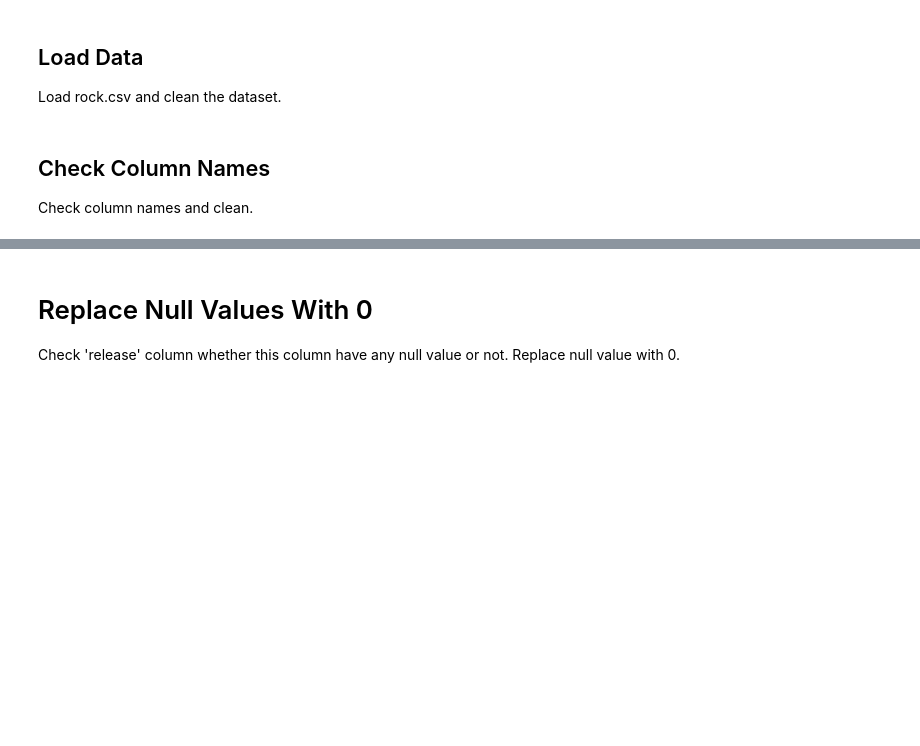
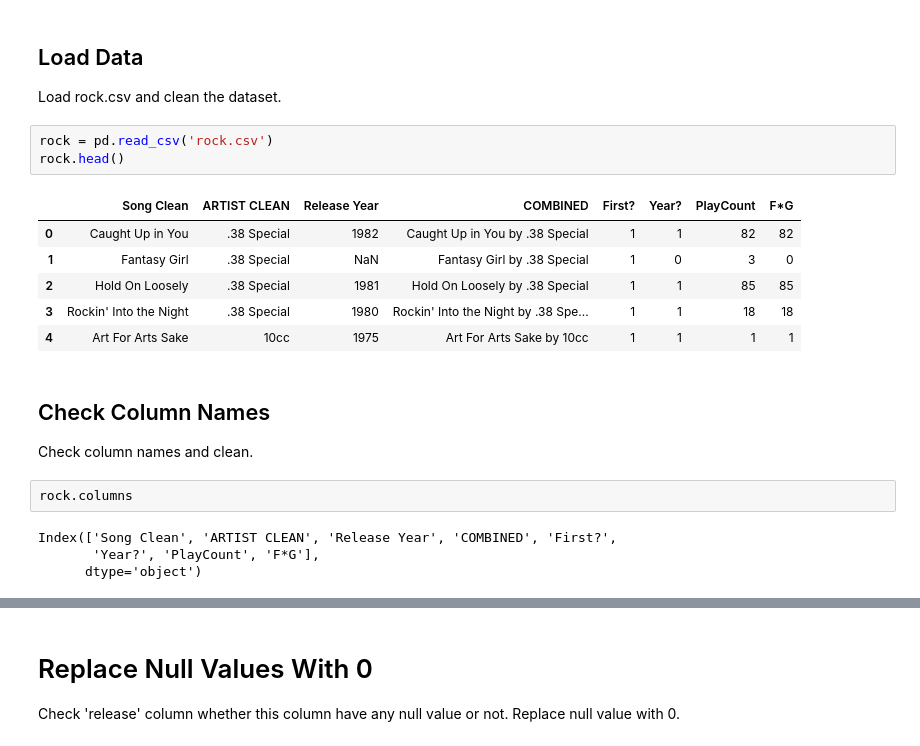
Before and after one commit to Peter-L20/Institute-of-Data, a Jupyter notebook: IOD_Labs/IOD_Lab 3.1.1.ipynb, the cells around one changed output, grey strips where cells are left out. Cells and saved outputs as stored; diff of their text form; blank space fills up the shorter version.

```diff
--- a/IOD_Labs/IOD_Lab 3.1.1.ipynb
+++ b/IOD_Labs/IOD_Lab 3.1.1.ipynb
@@ -574,7 +573,23 @@ e = np.array( [[1,2,3,4], [5,6,7,8]] )
 ## Load Data
 
 Load rock.csv and clean the dataset.
+# %%
+rock = pd.read_csv('rock.csv')
+rock.head()
+# %% [output]
+|  | Song Clean | ARTIST CLEAN | Release Year | COMBINED | First? | Year? | PlayCount | F*G |
+| 0 | Caught Up in You | .38 Special | 1982 | Caught Up in You by .38 Special | 1 | 1 | 82 | 82 |
+| 1 | Fantasy Girl | .38 Special | NaN | Fantasy Girl by .38 Special | 1 | 0 | 3 | 0 |
+| 2 | Hold On Loosely | .38 Special | 1981 | Hold On Loosely by .38 Special | 1 | 1 | 85 | 85 |
+| 3 | Rockin' Into the Night | .38 Special | 1980 | Rockin' Into the Night by .38 Spe... | 1 | 1 | 18 | 18 |
+| 4 | Art For Arts Sake | 10cc | 1975 | Art For Arts Sake by 10cc | 1 | 1 | 1 | 1 |
 # %% [markdown]
 ## Check Column Names
 
 Check column names and clean.
+# %%
+rock.columns
+# %% [output]
+Index(['Song Clean', 'ARTIST CLEAN', 'Release Year', 'COMBINED', 'First?',
+       'Year?', 'PlayCount', 'F*G'],
+      dtype='object')
```
Also changed, not shown: parts of 36 cells of this notebook.
